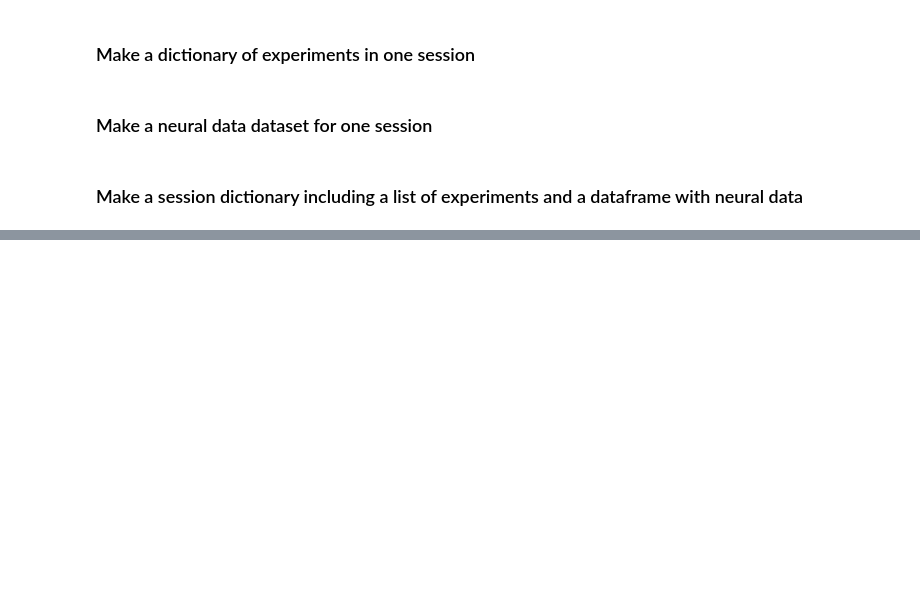
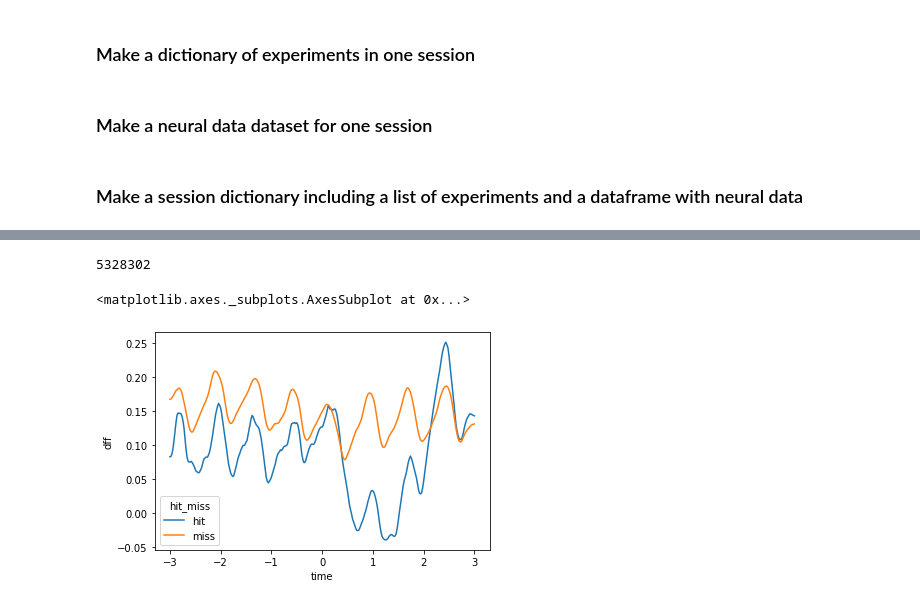
Before and after one commit to odmina/misbehaving_armadillos, a Jupyter notebook: Align_neural_activity_with_stimulus_changes.ipynb, the cells around one changed output, grey strips where cells are left out. Cells and saved outputs as stored; diff of their text form; code cells hidden in the pictures; blank space fills up the shorter version.

```diff
--- a/Align_neural_activity_with_stimulus_changes.ipynb
+++ b/Align_neural_activity_with_stimulus_changes.ipynb
@@ -281,6 +115,12 @@ def session_load_neural_data(ophys_session_id):
 # %% [markdown]
 ### Make a session dictionary including a list of experiments and a dataframe with neural data
+# %%
+def make_session_dictionary_entry(ophys_session_id):
+  this_session_experiments = session_experiments(ophys_session_id) #creates a dictionary of experiments in the session (experiment_id as a key)
+  this_session_neural_data = session_neural_data(this_session_experiments)
+  return [this_session_experiments, this_session_neural_data]
 # %%
-def session_make_dictionary(ophys_session_id):
-  session_dictionary = {}
-  session_dictionary[ophys_session_id] =
+session_dictionary = {}
+
+ophys_session_id = 854060305
+session_dictionary[ophys_session_id] = make_session_dictionary_entry(ophys_session_id)
@@ -286,0 +187,15 @@ def session_make_dictionary(ophys_session_id):
+# %%
+def get_cells_from_session(ophys_session_id, session_dictionary = session_dictionary):
+  ophys_experiment_ids = list(session_dictionary[ophys_session_id][0].keys())
+
+  aligned_cells = []
+  for ophys_experiment_id in ophys_experiment_ids:
+    cells_specimen_ids = session_dictionary[ophys_session_id][0][ophys_experiment_id].dff_traces.index
+    for cell_specimen_id in cells_specimen_ids:
+      print('Session:', ophys_session_id, 'Experiment:', ophys_experiment_id, 'Cell:', cell_specimen_id)
+      this_cell = align_cell_with_event(ophys_session_id, ophys_experiment_id, cell_specimen_id)
+      aligned_cells.append(this_cell)
+
+  aligned_cells = pd.concat(aligned_cells)
+
+  return aligned_cells
@@ -286,0 +211,2 @@ def session_make_dictionary(ophys_session_id):
+# %%
+my_cells = get_cells_from_session(ophys_session_id)
@@ -286,0 +251,15 @@ def session_make_dictionary(ophys_session_id):
+# %%
+len(my_cells)
+# %% [output]
+5328302
+# %%
+sns.lineplot(
+    data=my_cells,
+    x='time',
+    y='dff',
+    hue='hit_miss',
+    n_boot=0
+)
+# %% [output]
+<matplotlib.axes._subplots.AxesSubplot at 0x...>
+[figure, added]
```
Also changed, not shown: parts of 27 cells of this notebook.
